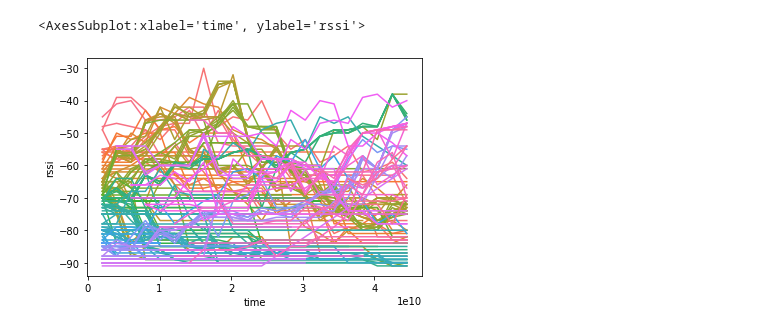
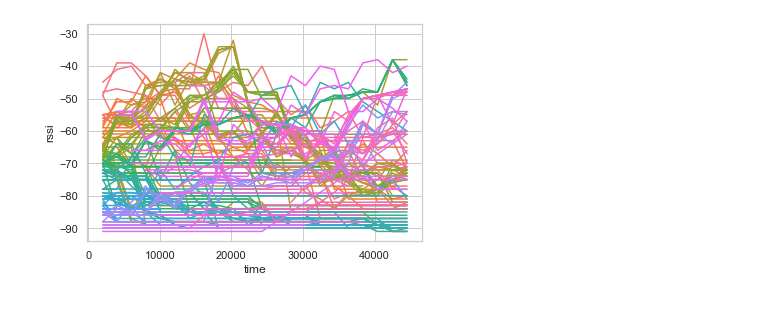
Before and after one commit to sorenhartmann/indoor-location-navigation, a Jupyter notebook: notebooks/exploratory.ipynb, the cells around one changed output. Cells and saved outputs as stored; diff of their text form; code cells hidden in the pictures.

```diff
--- a/notebooks/exploratory.ipynb
+++ b/notebooks/exploratory.ipynb
@@ -5,3 +5,8 @@ import pandas as pd
 import seaborn as sns
 import matplotlib.dates as mdates
 import matplotlib.pyplot as plt
+import gzip
+import pickle
+
+sns.set_style("whitegrid")
+sns.set_context("notebook")
@@ -95,0 +15,15 @@ with open(trace_file) as f:
+# %%
+building_id = "5a0546857ecc773753327266"
+floor_id = "B1"
+trace_id = "5e15bf91f4c3420006d52341"
+
+trace_file = (
+    Path(".")
+    / ".."
+    / "data"
+    / "raw"
+    / "train"
+    / building_id
+    / floor_id
+    / f"{trace_id}.txt"
+)
@@ -96,15 +58,18 @@ with open(trace_file) as f:
 # %%
 raw = pd.read_csv(trace_file, comment="#", header=None)
 
-groups = raw[0]\
-    .str.split("\t", n=2, expand=True,)\
-    .groupby(1)
+groups = (
+    raw[0]
+        .str
+        .split("\t", n=2, expand=True)
+        .groupby(1)
+    )
 # %%
 data_frames = {}
 
 for name, df in groups:
 
-    time = pd.to_timedelta(df[0].astype(int) - start_time, unit="ms")
+    time = pd.to_timedelta((df[0].astype(int) - start_time), unit="ns")
     data = df[2].str.split("\t", expand=True)
 
     out = data.set_index(time)
@@ -145,5 +108,6 @@ sns.lineplot(data=data_frames["TYPE_MAGNETIC_FIELD"][["x", "y", "z"]])
 # %%
-sns.lineplot(data=data_frames["TYPE_WIFI"], x="time", y="rssi", hue="bssid", legend=None)
+sns.lineplot(
+    data=data_frames["TYPE_WIFI"], x="time", y="rssi", hue="bssid", legend=None
+)
 # %% [output]
-<AxesSubplot:xlabel='time', ylabel='rssi'>
-[figure, old version]
+[figure, new version]
```
Also changed, not shown: parts of 15 cells of this notebook, 8 other files.
